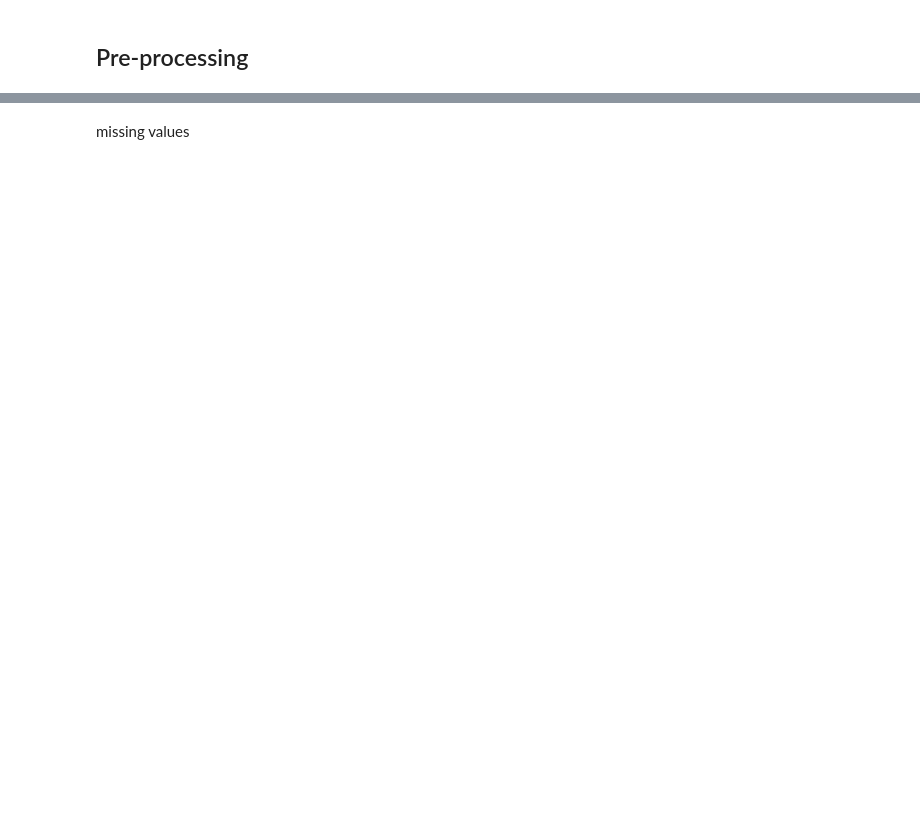
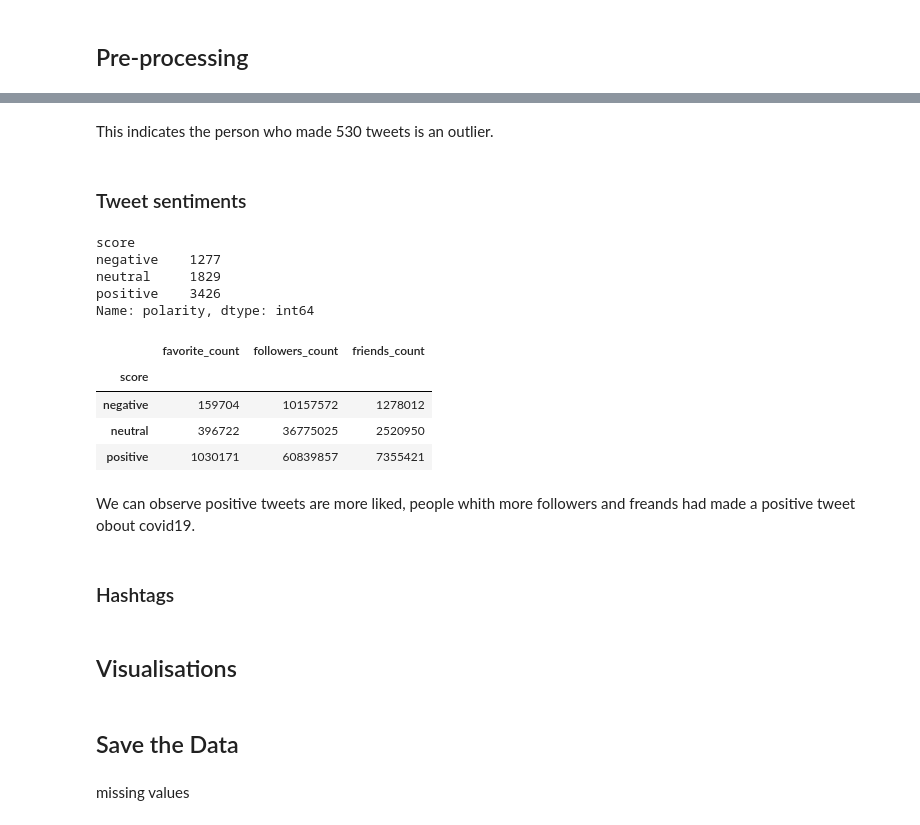
Before and after one commit to eandualem/Twitter-Data-Analysis, a Jupyter notebook: notebooks/preprocessing.ipynb, the cells around one changed output, grey strips where cells are left out. Cells and saved outputs as stored; diff of their text form; code cells hidden in the pictures; blank space fills up the shorter version.

```diff
--- a/notebooks/preprocessing.ipynb
+++ b/notebooks/preprocessing.ipynb
@@ -50,0 +114,2 @@ memory usage: 765.6+ KB
+# %%
+tweets = pd.read_csv("clean_tweets.csv")
@@ -51,2 +147,41 @@ memory usage: 765.6+ KB
+# %% [markdown]
+This indicates the person who made 530 tweets is an outlier.
+# %% [markdown]
+### Tweet sentiments
+# %%
+def text_category(p):
+  if p > 0:
+    return "positive"
+  elif p < 0:
+    return "negative"
+  else:
+    return "neutral"
+# %%
+tweets["score"] = tweets["polarity"].apply(text_category)
+tweets.groupby("score")["polarity"].count()
+# %% [output]
+score
+negative    1277
+neutral     1829
+positive    3426
+Name: polarity, dtype: int64
+# %%
+tweet_sent = tweets.groupby(['score']).sum(
+)[["favorite_count", "followers_count", "friends_count"]]
+tweet_sent
+# %% [output]
+|  | favorite_count | followers_count | friends_count |
+| score |  |  |  |
+| negative | 159704 | 10157572 | 1278012 |
+| neutral | 396722 | 36775025 | 2520950 |
+| positive | 1030171 | 60839857 | 7355421 |
+# %% [markdown]
+We can observe positive tweets are more liked, people whith more followers and freands had made a positive tweet obout covid19.
+# %% [markdown]
+### Hashtags
+# %% [markdown]
+## Visualisations
+# %% [markdown]
+## Save the Data
 # %% [markdown]
 missing values
```
Also changed, not shown: parts of 47 cells of this notebook, 5 other files.
